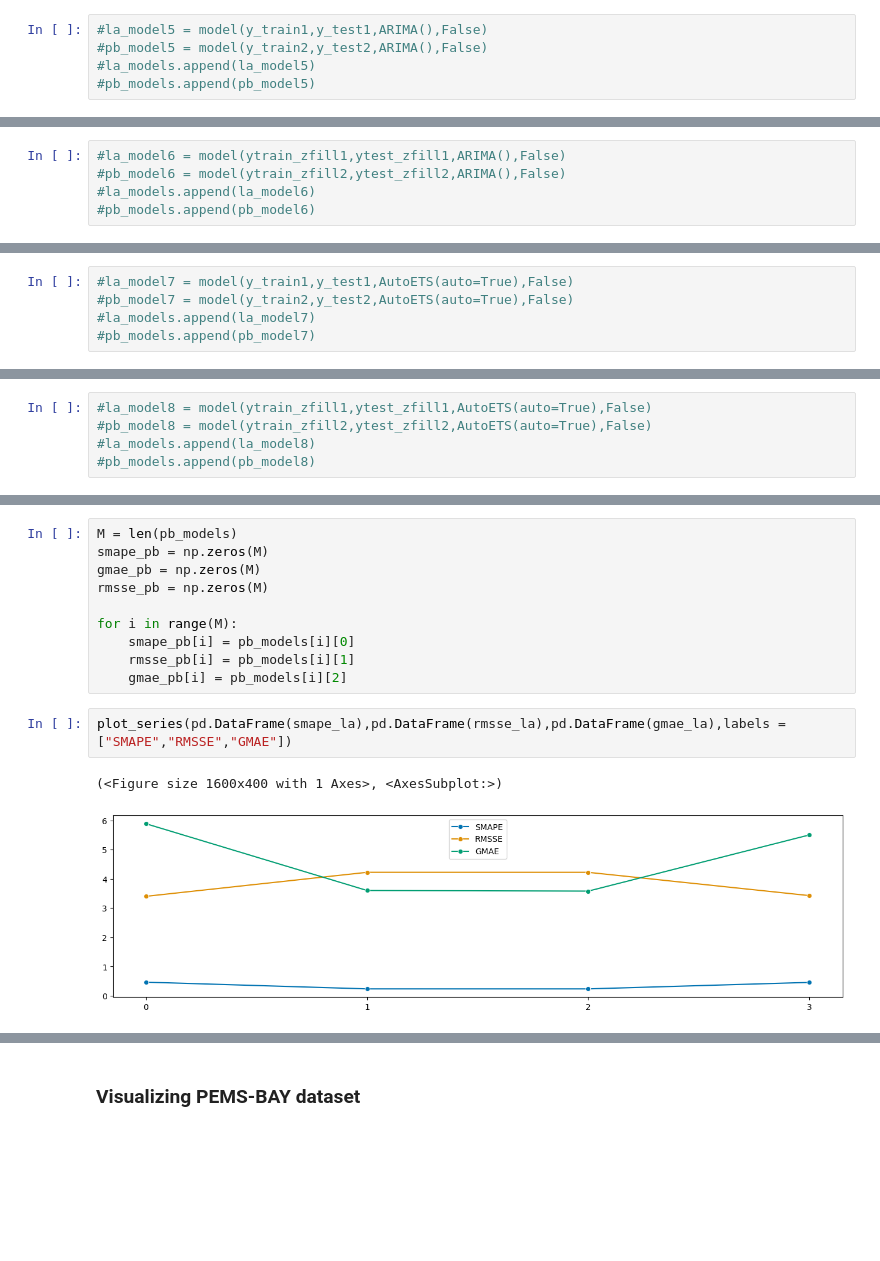
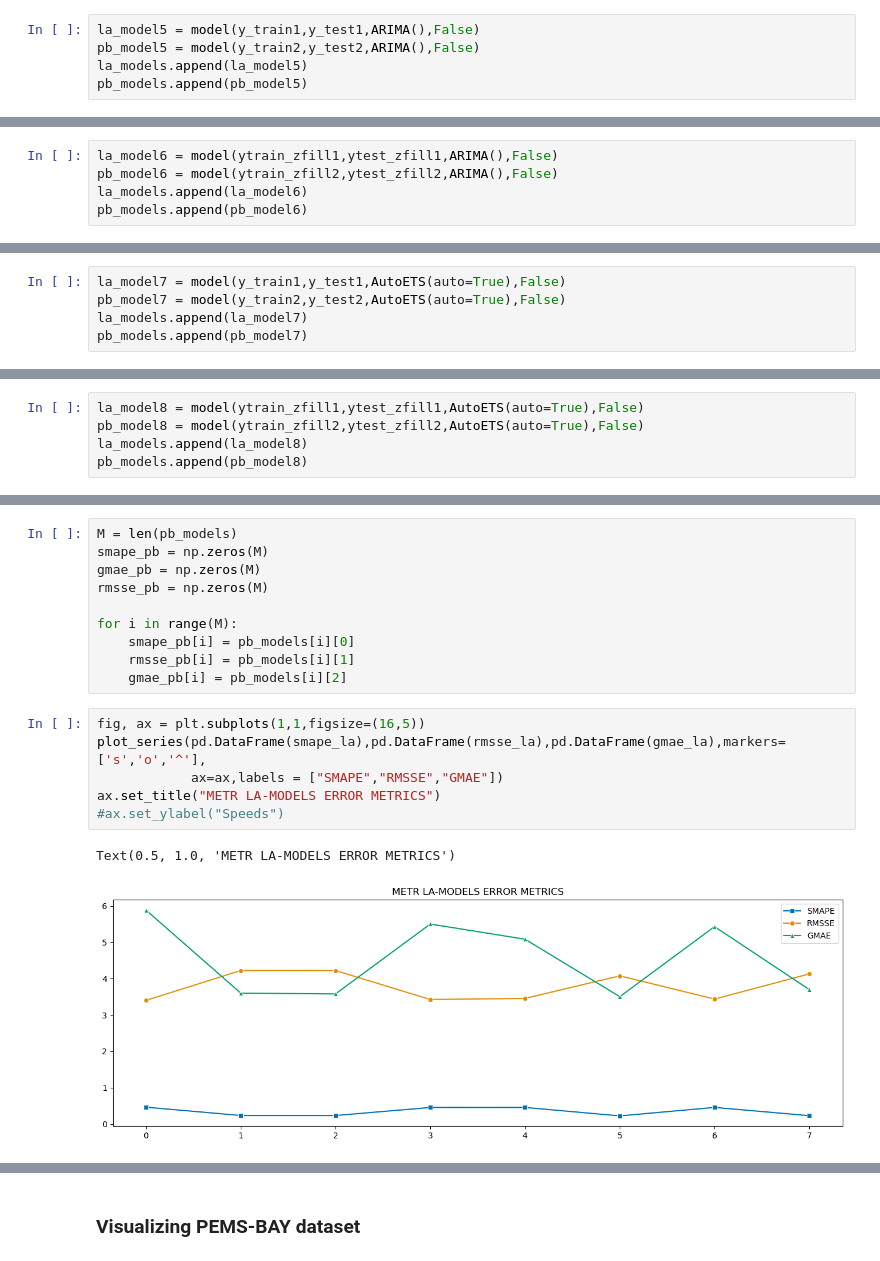
Before and after one commit to WaleedAhmed44/DCRNN, a Jupyter notebook: SKTIME IMPLEMENTATION.ipynb, the cells around one changed output, grey strips where cells are left out. Saved outputs shown, nothing was run; the diff lists cells and outputs as text; blank space fills up the shorter version.

Commit message:
made plots better

```diff
--- a/SKTIME IMPLEMENTATION.ipynb
+++ b/SKTIME IMPLEMENTATION.ipynb
@@ -92,7 +149,7 @@ pb_models.append(pb_model4)
 # %% [markdown]
 ### Now we are going to develop some more arima models
 # %%
-#la_model5 = model(y_train1,y_test1,ARIMA(),False)
-#pb_model5 = model(y_train2,y_test2,ARIMA(),False)
-#la_models.append(la_model5)
-#pb_models.append(pb_model5)
+la_model5 = model(y_train1,y_test1,ARIMA(),False)
+pb_model5 = model(y_train2,y_test2,ARIMA(),False)
+la_models.append(la_model5)
+pb_models.append(pb_model5)
@@ -99,5 +172,5 @@ pb_models.append(pb_model4)
 # %%
-#la_model6 = model(ytrain_zfill1,ytest_zfill1,ARIMA(),False)
-#pb_model6 = model(ytrain_zfill2,ytest_zfill2,ARIMA(),False)
-#la_models.append(la_model6)
-#pb_models.append(pb_model6)
+la_model6 = model(ytrain_zfill1,ytest_zfill1,ARIMA(),False)
+pb_model6 = model(ytrain_zfill2,ytest_zfill2,ARIMA(),False)
+la_models.append(la_model6)
+pb_models.append(pb_model6)
@@ -104,7 +193,7 @@ pb_models.append(pb_model4)
 # %% [markdown]
 ## Now we apply autoETS models
 # %%
-#la_model7 = model(y_train1,y_test1,AutoETS(auto=True),False)
-#pb_model7 = model(y_train2,y_test2,AutoETS(auto=True),False)
-#la_models.append(la_model7)
-#pb_models.append(pb_model7)
+la_model7 = model(y_train1,y_test1,AutoETS(auto=True),False)
+pb_model7 = model(y_train2,y_test2,AutoETS(auto=True),False)
+la_models.append(la_model7)
+pb_models.append(pb_model7)
@@ -111,5 +216,5 @@ pb_models.append(pb_model4)
 # %%
-#la_model8 = model(ytrain_zfill1,ytest_zfill1,AutoETS(auto=True),False)
-#pb_model8 = model(ytrain_zfill2,ytest_zfill2,AutoETS(auto=True),False)
-#la_models.append(la_model8)
-#pb_models.append(pb_model8)
+la_model8 = model(ytrain_zfill1,ytest_zfill1,AutoETS(auto=True),False)
+pb_model8 = model(ytrain_zfill2,ytest_zfill2,AutoETS(auto=True),False)
+la_models.append(la_model8)
+pb_models.append(pb_model8)
@@ -134,8 +255,12 @@ for i in range(M):
     rmsse_pb[i] = pb_models[i][1]
     gmae_pb[i] = pb_models[i][2]
 # %%
-plot_series(pd.DataFrame(smape_la),pd.DataFrame(rmsse_la),pd.DataFrame(gmae_la),labels = ["SMAPE","RMSSE","GMAE"])
+fig, ax = plt.subplots(1,1,figsize=(16,5))
+plot_series(pd.DataFrame(smape_la),pd.DataFrame(rmsse_la),pd.DataFrame(gmae_la),markers=['s','o','^'],
+            ax=ax,labels = ["SMAPE","RMSSE","GMAE"])
+ax.set_title("METR LA-MODELS ERROR METRICS")
+#ax.set_ylabel("Speeds")
 # %% [output]
-(<Figure size 1600x400 with 1 Axes>, <AxesSubplot:>)
+Text(0.5, 1.0, 'METR LA-MODELS ERROR METRICS')
-[figure, old version]
+[figure, new version]
 # %%
```
Also changed, not shown: parts of 29 cells of this notebook, 1 other file.
